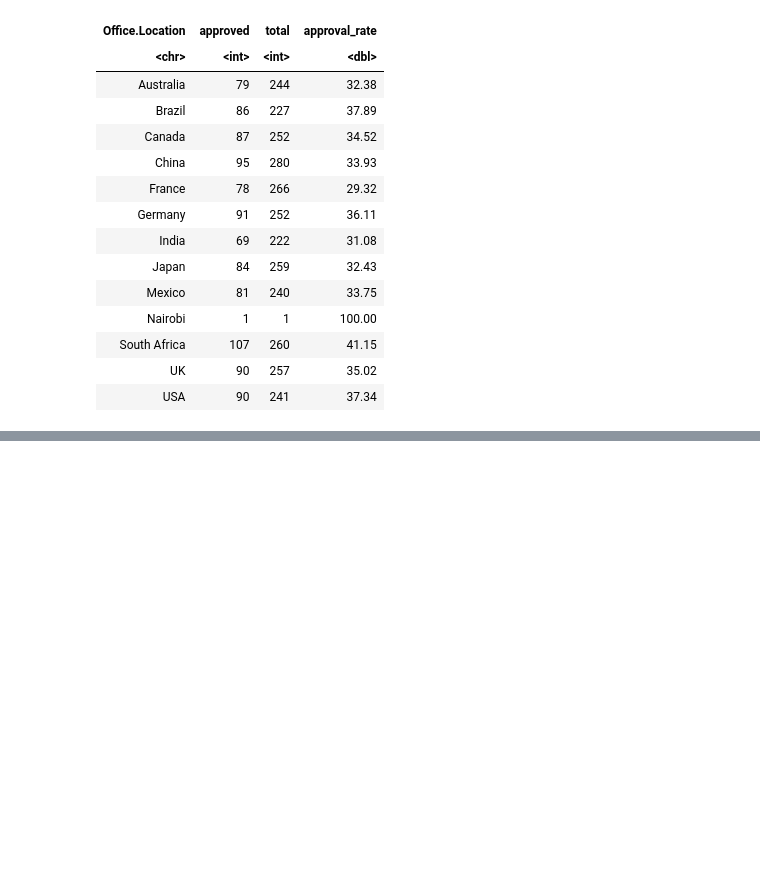
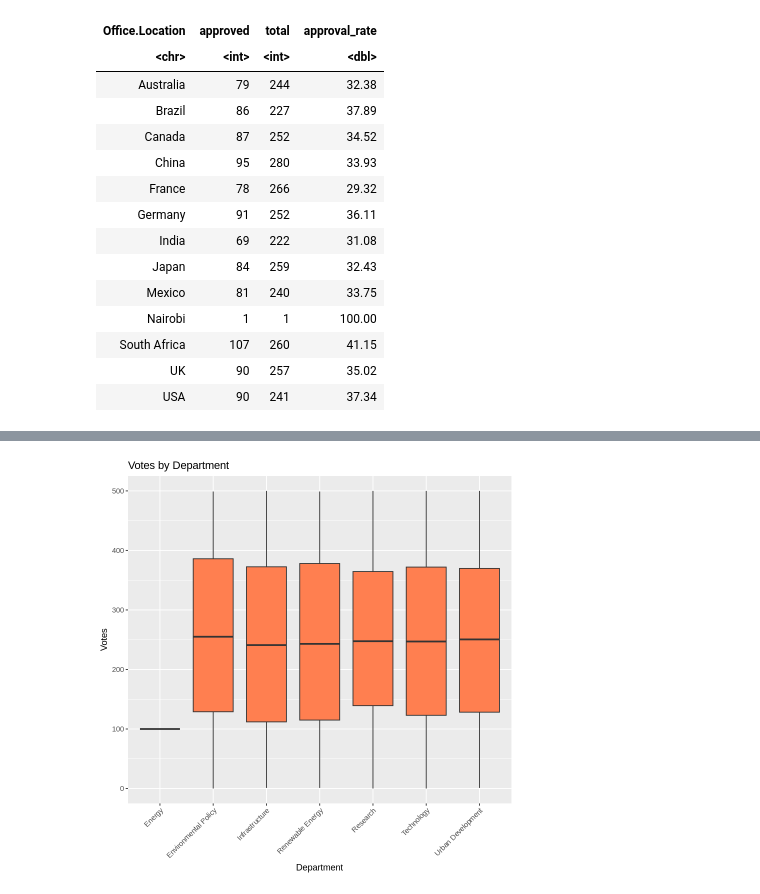
Before and after one commit to AmilaDarshanaJ/greenfuture-idea-analysis, a Jupyter notebook: GreenFuture_IdeaAnalysis_R_SQL_Colab.ipynb, the cells around one changed output, grey strips where cells are left out. Drawn from its saved outputs; the diff is of its cells as text; code cells hidden in the pictures; blank space fills up the shorter version.

```diff
--- a/GreenFuture_IdeaAnalysis_R_SQL_Colab.ipynb
+++ b/GreenFuture_IdeaAnalysis_R_SQL_Colab.ipynb
@@ -205,0 +236,7 @@ A data.frame: 13 × 4
+# %%
+ggplot(data, aes(x = `Department`, y = `Number.of.Votes`)) +
+  geom_boxplot(fill = "coral") +
+  labs(title = "Votes by Department", x = "Department", y = "Votes") +
+  theme(axis.text.x = element_text(angle = 45, hjust = 1))
+# %% [output]
+[figure, added]
```
Also changed, not shown: parts of 3 cells of this notebook.
